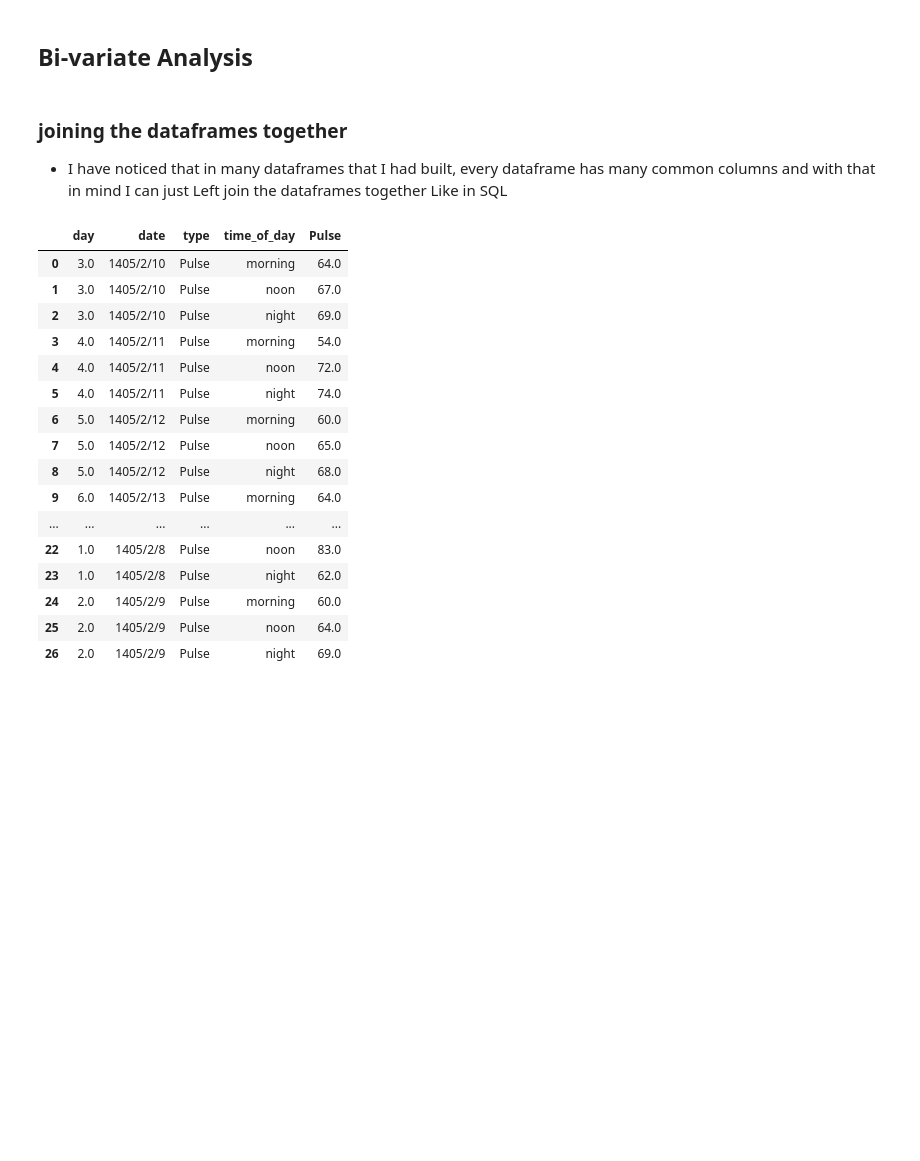
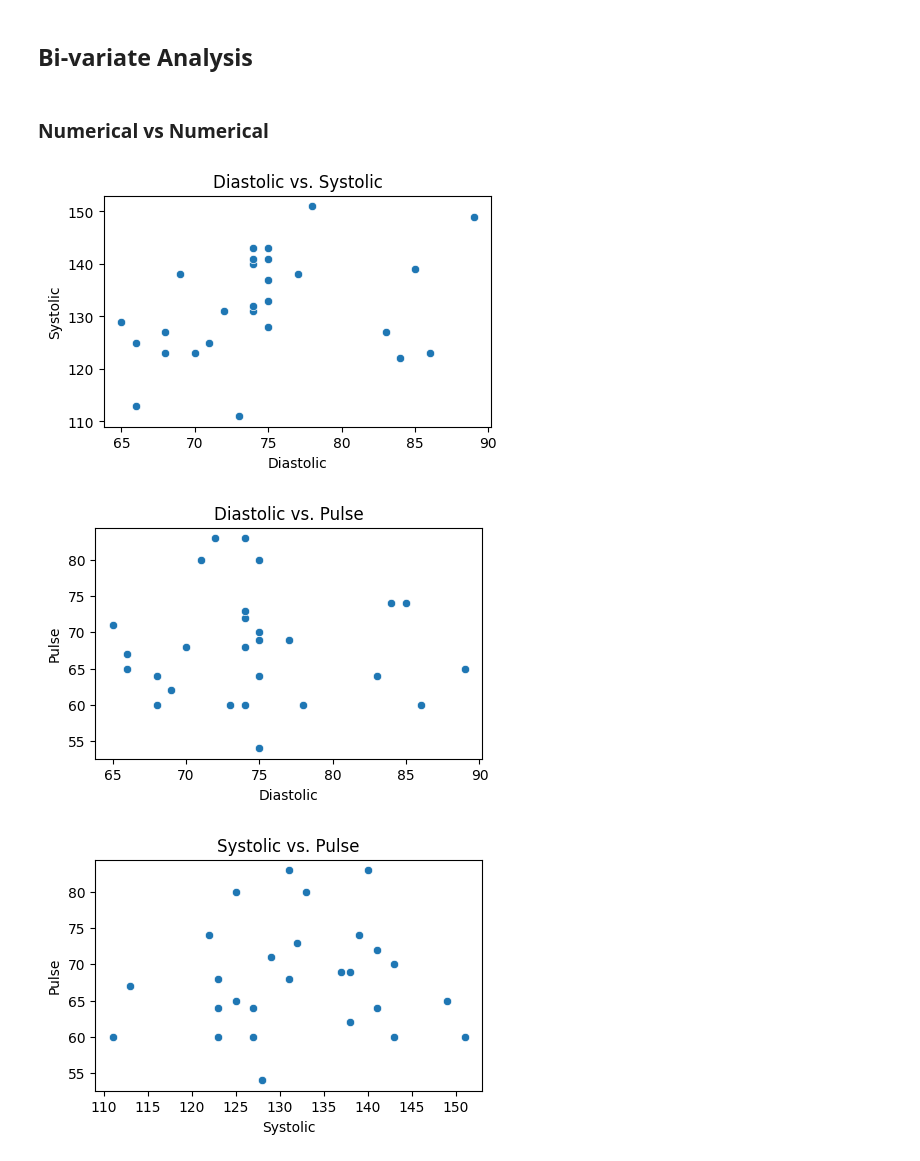
Before and after one commit to pouniq/BloodPressure_Analytics, a Jupyter notebook: Notebooks/EDA.ipynb, the cells around one changed output. Cells and saved outputs as stored; diff of their text form; code cells hidden in the pictures; blank space fills up the shorter version.

```diff
--- a/Notebooks/EDA.ipynb
+++ b/Notebooks/EDA.ipynb
@@ -274,3 +279,6 @@ df_L
 #### Save the final dataset
 # %%
 df_L.to_csv('../Data/Left/LeftFinal.csv')
+# %%
+df = pl.read_csv('../Data/Left/LeftFinal.csv')
+df
@@ -435,29 +445,23 @@ plt.show()
     - Manwhitney test proved that the Pulse measurements that were taken from left and right hand is not different, and I choosed to use the Left hand measurements.
 # %% [markdown]
 ## Bi-variate Analysis
-# %% [markdown]
-### joining the dataframes together
-- I have noticed that in many dataframes that I had built, every dataframe has many common columns and with that in mind I can just Left join the dataframes together Like in SQL
-# %%
-data = df_L_pt.copy()
-data['Pulse'] = data['measurement']
-data.drop(columns=['measurement'], inplace=True)
-data
-# %% [output]
-|  | day | date | type | time_of_day | Pulse |
-| 0 | 3.0 | 1405/2/10 | Pulse | morning | 64.0 |
-| 1 | 3.0 | 1405/2/10 | Pulse | noon | 67.0 |
-| 2 | 3.0 | 1405/2/10 | Pulse | night | 69.0 |
-| 3 | 4.0 | 1405/2/11 | Pulse | morning | 54.0 |
-| 4 | 4.0 | 1405/2/11 | Pulse | noon | 72.0 |
-| 5 | 4.0 | 1405/2/11 | Pulse | night | 74.0 |
-| 6 | 5.0 | 1405/2/12 | Pulse | morning | 60.0 |
-| 7 | 5.0 | 1405/2/12 | Pulse | noon | 65.0 |
-| 8 | 5.0 | 1405/2/12 | Pulse | night | 68.0 |
-| 9 | 6.0 | 1405/2/13 | Pulse | morning | 64.0 |
-| ... | ... | ... | ... | ... | ... |
-| 22 | 1.0 | 1405/2/8 | Pulse | noon | 83.0 |
-| 23 | 1.0 | 1405/2/8 | Pulse | night | 62.0 |
-| 24 | 2.0 | 1405/2/9 | Pulse | morning | 60.0 |
-| 25 | 2.0 | 1405/2/9 | Pulse | noon | 64.0 |
-| 26 | 2.0 | 1405/2/9 | Pulse | night | 69.0 |
+# %% [markdown]
+### Numerical vs Numerical
+# %%
+num_pairs = [
+    ('Diastolic', 'Systolic'),
+    ('Diastolic', 'Pulse'),
+    ('Systolic' , 'Pulse')
+]
+
+for x,y in num_pairs:
+   plt.figure(figsize=(5,3))
+   sns.scatterplot(x = df[x] , y=df[y])
+   plt.title(f'{x} vs. {y}')
+   plt.xlabel(x)
+   plt.ylabel(y)
+   plt.show()
+# %% [output]
+[figure, added]
+[figure, added]
+[figure, added]
```
Also changed, not shown: parts of 27 cells of this notebook, 2 other files.
